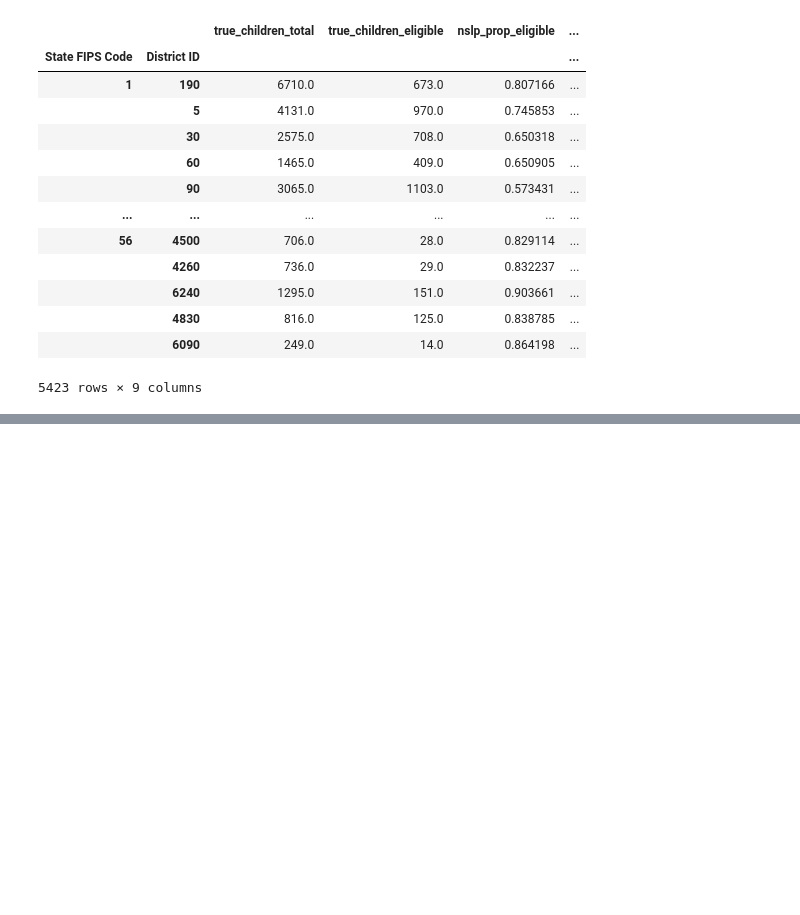
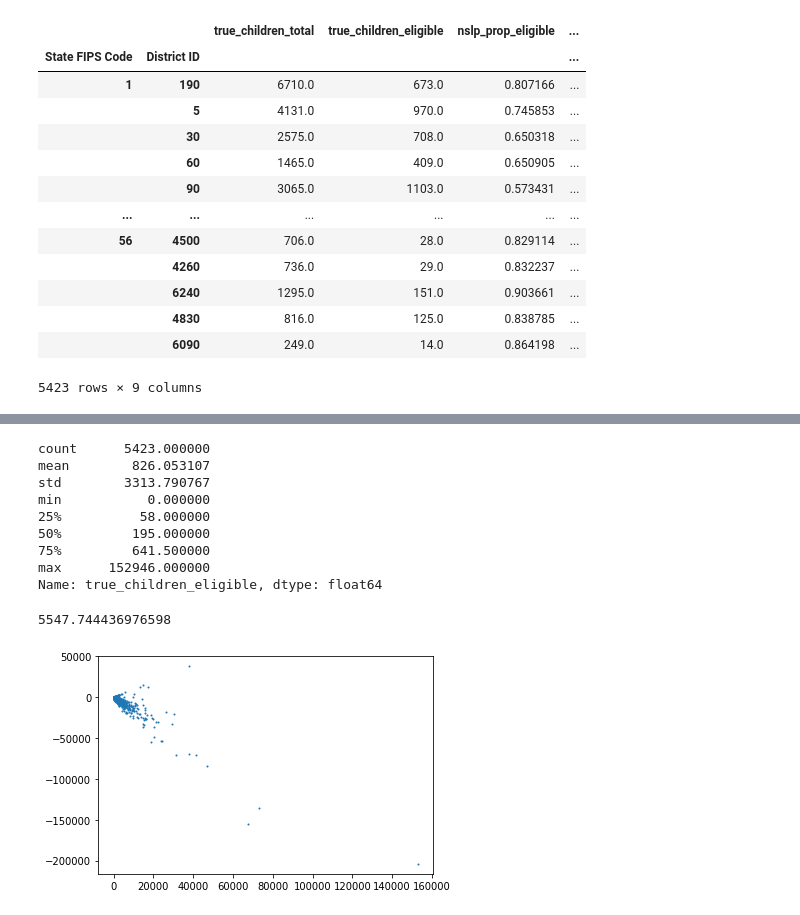
Before and after one commit to ryansteed/dp-policy, a Jupyter notebook: notebooks/nslp.ipynb, the cells around one changed output, grey strips where cells are left out. Drawn from its saved outputs; the diff is of its cells as text; code cells hidden in the pictures; blank space fills up the shorter version.

```diff
--- a/notebooks/nslp.ipynb
+++ b/notebooks/nslp.ipynb
@@ -134,3 +139,19 @@ plt.scatter(joined.true_children_eligible, joined["Free lunch qualified"])
+# %%
+plt.scatter(joined.true_children_eligible, joined.true_children_eligible - joined["Free lunch qualified"], s=1)
+print(joined.true_children_eligible.describe())
+np.sqrt(np.mean(np.power(joined.true_children_eligible - joined["Free lunch qualified"], 2)))
+# %% [output]
+count      5423.000000
+mean        826.053107
+std        3313.790767
+min           0.000000
+25%          58.000000
+50%         195.000000
+75%         641.500000
+max      152946.000000
+Name: true_children_eligible, dtype: float64
+5547.744436976598
+[figure, added]
 # %%
 plt.scatter(
   joined.true_children_eligible / joined.true_children_total,
```
Also changed, not shown: parts of 4 cells of this notebook, 37 other files.
